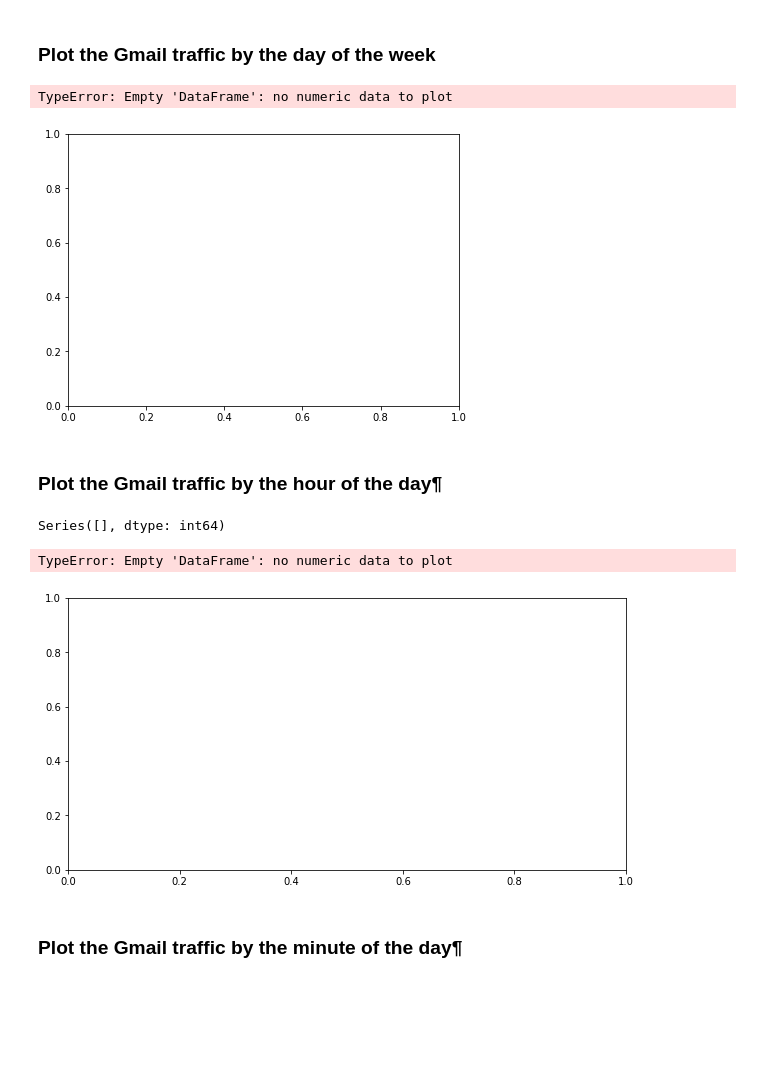
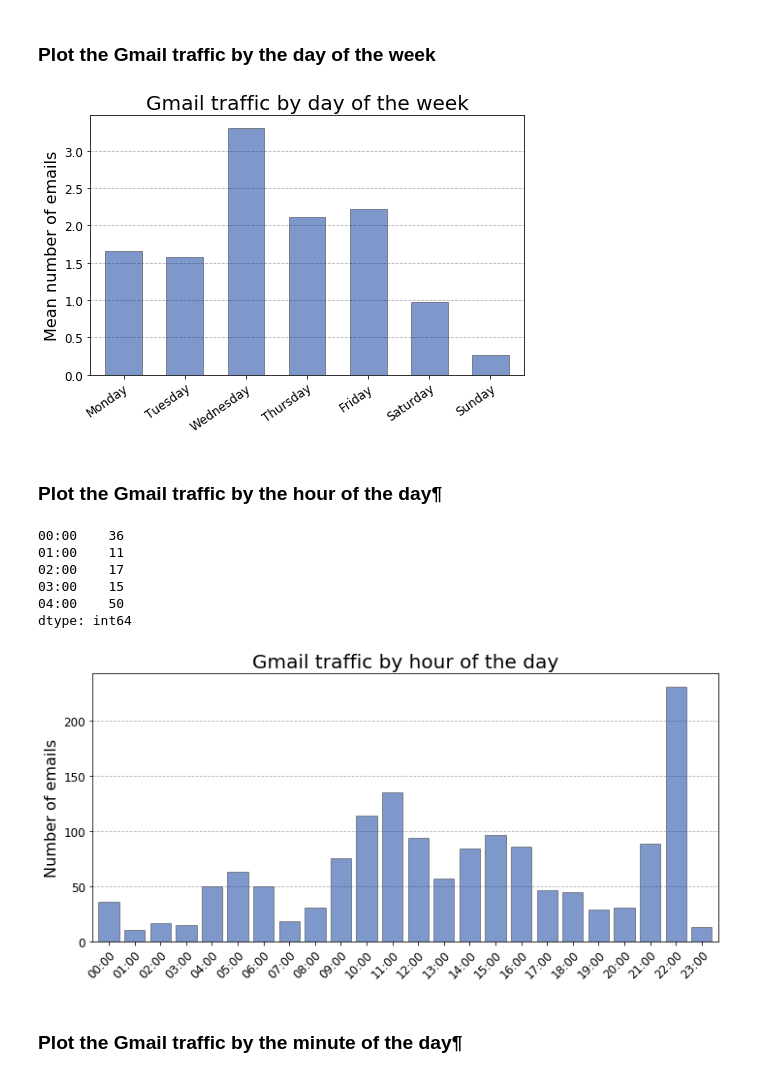
Before and after one commit to GirishaDevara/crrcoe, a Jupyter notebook: 2019-12-20.ipynb, the cells around one changed output. Cells and saved outputs as stored; diff of their text form; code cells hidden in the pictures; blank space fills up the shorter version.

```diff
--- a/2019-12-20.ipynb
+++ b/2019-12-20.ipynb
@@ -7,8 +7,8 @@ import matplotlib.pyplot as plt, matplotlib.font_manager as fm
 from dateutil.parser import parse as parse_datetime
 %matplotlib inline
 # %%
-# define the fonts to use for plots
-family = 'Myriad Pro'
+#define the fonts to use for plots
+family = 'ZING RUST'
 title_font = fm.FontProperties(family=family, style='normal', size=20, weight='normal', stretch='normal')
 label_font = fm.FontProperties(family=family, style='normal', size=16, weight='normal', stretch='normal')
 ticks_font = fm.FontProperties(family=family, style='normal', size=12, weight='normal', stretch='normal')
@@ -16,7 +16,7 @@ ticks_font = fm.FontProperties(family=family, style='normal', size=12, weight='n
 ### Load the Gmail archive and parse dates/times from messages¶
 # %%
 # load the mbox file
-path = 'gmail.mbox'
+path = 'C:/Users/CRRITDEPT/Desktop/Takeout/Mail/mail.mbox'
 mbox = mailbox.mbox(path)
 print('There are {:,} messages in the archive.'.format(len(mbox)))
 # %% [output]
@@ -139,23 +160,23 @@ mean_day_counts = day_counts.groupby('day_of_week')['count'].mean()
 xlabels = ['Monday', 'Tuesday', 'Wednesday', 'Thursday', 'Friday', 'Saturday', 'Sunday']
 # %%
 fig = plt.figure(figsize=[7, 5])
-ax = mean_day_counts.plot(kind='bar', width=0.6, alpha=0.5, color='#003399', edgecolor='#333333', zorder=2)
+ax = mean_day_counts.plot(kind='bar', width=0.6, alpha=0.5,
+                          color='#003399', edgecolor='#333333', zorder=2)
 
 ax.yaxis.grid(True, linestyle='--')
 ax.set_xticklabels(xlabels, rotation=35, rotation_mode='anchor', ha='right', fontproperties=ticks_font)
 for label in ax.get_yticklabels():
     label.set_fontproperties(ticks_font)
 
 ax.set_title('Gmail traffic by day of the week', fontproperties=title_font)
 ax.set_xlabel('')
 ax.set_ylabel('Mean number of emails', fontproperties=label_font)
 
 fig.tight_layout()
-fig.savefig('images/gmail-traffic-day-week.png', dpi=96)
+fig.savefig('gmail-traffic-day-week.png', dpi=96)
 plt.show()
 # %% [output]
-TypeError: Empty 'DataFrame': no numeric data to plot
-[figure, old version]
+[figure, new version]
 # %% [markdown]
 ### Plot the Gmail traffic by the hour of the day¶
 # %%
@@ -164,7 +185,12 @@ times = pd.Series(all_times).map(lambda x: '{:02}:00'.format(parse_datetime(x).h
 time_counts = times.value_counts().sort_index()
 time_counts.head()
 # %% [output]
-Series([], dtype: int64)
+00:00    36
+01:00    11
+02:00    17
+03:00    15
+04:00    50
+dtype: int64
 # %%
 
 fig = plt.figure(figsize=[10, 5])
@@ -179,11 +205,10 @@ ax.set_title('Gmail traffic by hour of the day', fontproperties=title_font)
 ax.set_ylabel('Number of emails', fontproperties=label_font)
 
 fig.tight_layout()
-fig.savefig('images/gmail-traffic-hour.png', dpi=96)
+fig.savefig('gmail-traffic-hour.png', dpi=96)
 plt.show()
 # %% [output]
-TypeError: Empty 'DataFrame': no numeric data to plot
-[figure, old version]
+[figure, new version]
 # %% [markdown]
 ### Plot the Gmail traffic by the minute of the day¶
 # %%
```
Also changed, not shown: parts of 41 cells of this notebook, 8 other files.
